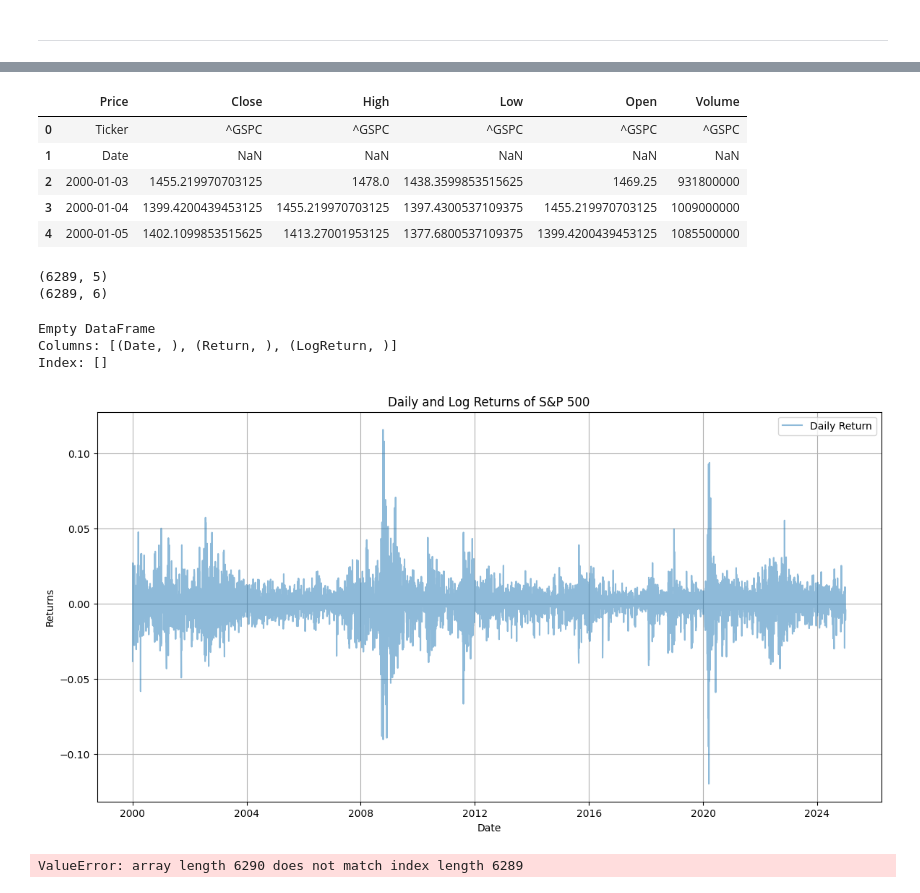
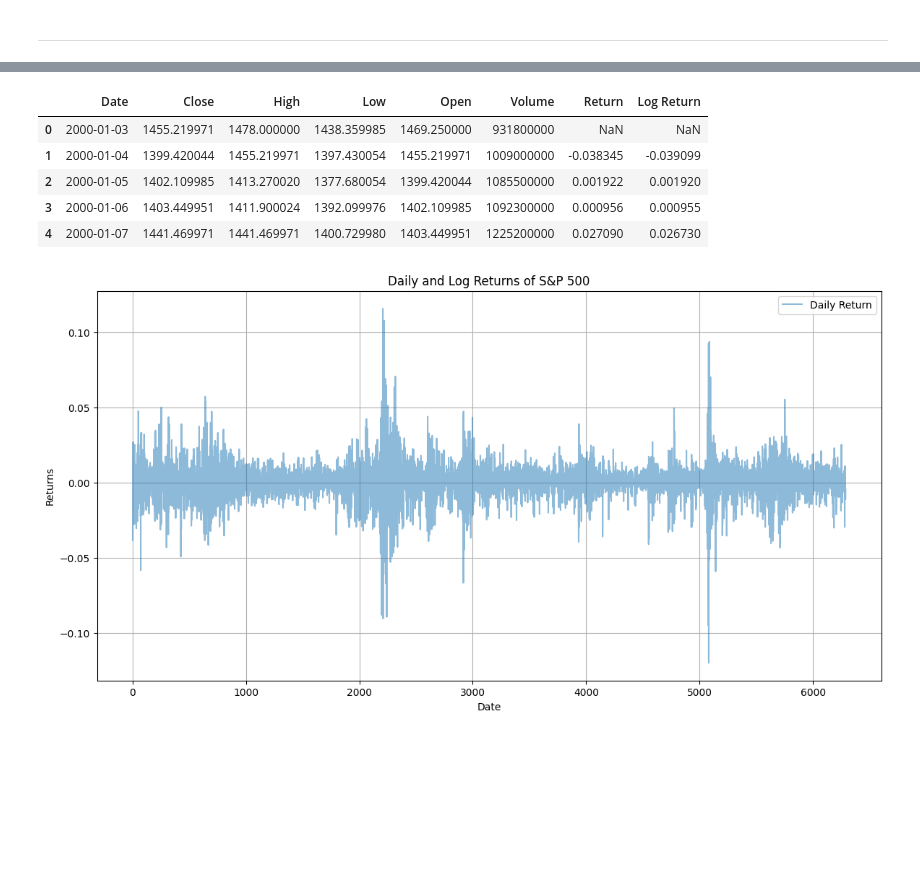
Before and after one commit to hmezer/backtest-machine, a Jupyter notebook: scripts/q1.ipynb, the cells around one changed output, grey strips where cells are left out. Saved outputs shown, nothing was run; the diff lists cells and outputs as text; code cells hidden in the pictures; blank space fills up the shorter version.

```diff
--- a/scripts/q1.ipynb
+++ b/scripts/q1.ipynb
@@ -75,37 +50,15 @@ df.to_csv('../data/spx_data.csv', index=True, header=True)
-# %%
-df2.head()
-# %% [output]
-|  | Price | Close | High | Low | Open | Volume |
-| 0 | Ticker | ^GSPC | ^GSPC | ^GSPC | ^GSPC | ^GSPC |
-| 1 | Date | NaN | NaN | NaN | NaN | NaN |
-| 2 | 2000-01-03 | 1455.219970703125 | 1478.0 | 1438.3599853515625 | 1469.25 | 931800000 |
-| 3 | 2000-01-04 | 1399.4200439453125 | 1455.219970703125 | 1397.4300537109375 | 1455.219970703125 | 1009000000 |
-| 4 | 2000-01-05 | 1402.1099853515625 | 1413.27001953125 | 1377.6800537109375 | 1399.4200439453125 | 1085500000 |
-# %%
-print(df.shape)
-
-
-
-_="""
-# Drop NaNs (just in case)
-
-"""
-print(df.shape)
-# %% [output]
-(6289, 5)
-(6289, 6)
 # %%
 # Daily return
 df['Return'] = df['Close'].pct_change()
 
 # Log return
-df['LogReturn'] = np.log(df['Close'] / df['Close'].shift(1))
+df['Log Return'] = np.log(df['Close'] / df['Close'].shift(1))
 
-df = df.dropna()
+df.head()
+# %% [output]
+|  | Date | Close | High | Low | Open | Volume | Return | Log Return |
+| 0 | 2000-01-03 | 1455.219971 | 1478.000000 | 1438.359985 | 1469.250000 | 931800000 | NaN | NaN |
+| 1 | 2000-01-04 | 1399.420044 | 1455.219971 | 1397.430054 | 1455.219971 | 1009000000 | -0.038345 | -0.039099 |
+| 2 | 2000-01-05 | 1402.109985 | 1413.270020 | 1377.680054 | 1399.420044 | 1085500000 | 0.001922 | 0.001920 |
+| 3 | 2000-01-06 | 1403.449951 | 1411.900024 | 1392.099976 | 1402.109985 | 1092300000 | 0.000956 | 0.000955 |
+| 4 | 2000-01-07 | 1441.469971 | 1441.469971 | 1400.729980 | 1403.449951 | 1225200000 | 0.027090 | 0.026730 |
-# %%
-# print the first few rows of Return and LogReturn
-print(df[['Date', 'Return', 'LogReturn']].head())
-# %% [output]
-Empty DataFrame
-Columns: [(Date, ), (Return, ), (LogReturn, )]
-Index: []
@@ -116,42 +65,12 @@ print
 # %%
 # plot return and log returns
-import matplotlib.pyplot as plt
 plt.figure(figsize=(14, 7))
-plt.plot(df['Date'], df['Return'], label='Daily Return', alpha=0.5)
+plt.plot(df['Return'], label='Daily Return', alpha=0.5)
 plt.title('Daily and Log Returns of S&P 500')
 plt.xlabel('Date')
 plt.ylabel('Returns')
 plt.legend()
 plt.grid()
 plt.show()
 # %% [output]
-[figure, old version]
+[figure, new version]
-# %%
-# take Returns and LogReturns and apply them to a random walk model
-def random_walk(start_price, returns, log_returns):
-    prices = [start_price]
-    for r, lr in zip(returns, log_returns):
-        next_price = prices[-1] * (1 + r)  # Using daily return
-        prices.append(next_price)
-    return prices
-
-# Start price for the random walk
-start_price = df['Close'].iloc[0]
-# Generate random walk prices
-random_walk_prices = random_walk(start_price, df['Return'].values, df['LogReturn'].values)
-# Create a DataFrame for the random walk prices
-random_walk_df = pd.DataFrame({
-    'Date': df['Date'],
-    'RandomWalkPrice': random_walk_prices
-})
-# Plot the random walk prices
-plt.figure(figsize=(14, 7))
-plt.plot(random_walk_df['Date'], random_walk_df['RandomWalkPrice'], label='Random Walk Price', color='orange')
-plt.title('Random Walk Price of S&P 500')
-plt.xlabel('Date')
-plt.ylabel('Price')
-plt.legend()
-plt.grid()
-plt.show()
-# %% [output]
-ValueError: array length 6290 does not match index length 6289
```
Also changed, not shown: parts of 11 cells of this notebook, 2 other files.
